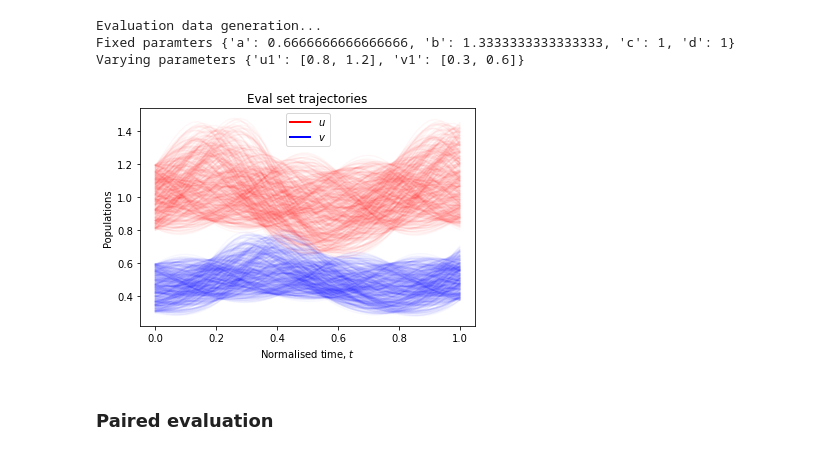
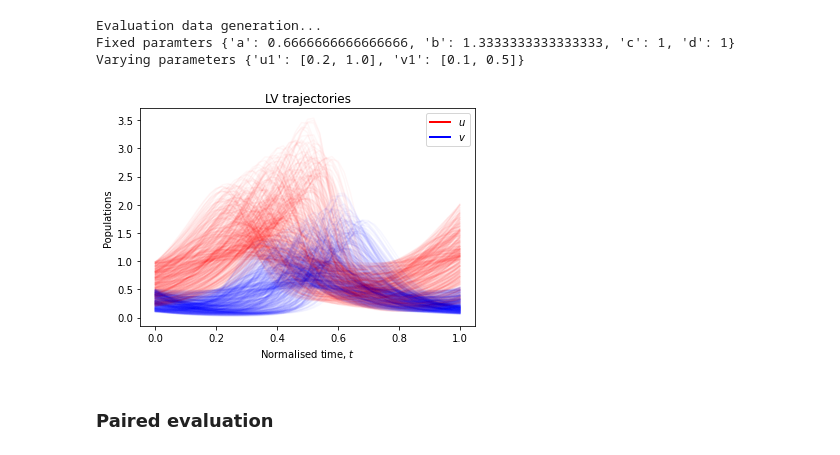
Before and after one commit to bjd39/lupi-ndp, a Jupyter notebook: notebooks/lv_evaluations.ipynb, the cells around one changed output. Saved outputs shown, nothing was run; the diff lists cells and outputs as text; code cells hidden in the pictures.

```diff
--- a/notebooks/lv_evaluations.ipynb
+++ b/notebooks/lv_evaluations.ipynb
@@ -530,34 +530,35 @@ evaluation_config = {
         'v1' : [0.1, 0.5]
     },
     'eval_varying' : {
-        'u1' : [0.8, 1.2],
-        'v1' : [0.3, 0.6]
+        'u1' : [0.2, 1.],
+        'v1' : [0.1, 0.5]
     },
 }
 # %%
 # dataset
 eval_set = LotkaVolterraDataset(evaluation_config, train=False)
 eval_examples = len(eval_set)
 
 # loader
 eval_loader = DataLoader(eval_set, batch_size=1)
 
 # sanity plot
 for inputs, labels, times in eval_loader:
     plt.plot(times[0], labels[0,:,0], alpha=0.03, c='r')
     plt.plot(times[0], labels[0,:,1], alpha=0.03, c='b')
-plt.title('Eval set trajectories')
+plt.title('LV trajectories')
 custom_lines = [Line2D([0], [0], color='r', lw=2),
                 Line2D([0], [0], color='b', lw=2)]
 plt.legend(custom_lines, ['$u$', '$v$'])
 plt.xlabel('Normalised time, $t$')
 plt.ylabel('Populations')
+plt.savefig('./figures/lvexamples.pdf', bbox_inches='tight')
 plt.show()
 # %% [output]
 Evaluation data generation...
 Fixed paramters {'a': 0.6666666666666666, 'b': 1.3333333333333333, 'c': 1, 'd': 1}
-Varying parameters {'u1': [0.8, 1.2], 'v1': [0.3, 0.6]}
+Varying parameters {'u1': [0.2, 1.0], 'v1': [0.1, 0.5]}
-[figure, old version]
+[figure, new version]
 # %% [markdown]
 ### Paired evaluation
 # %%
```
Also changed, not shown: parts of 8 cells of this notebook, 18 other files.
